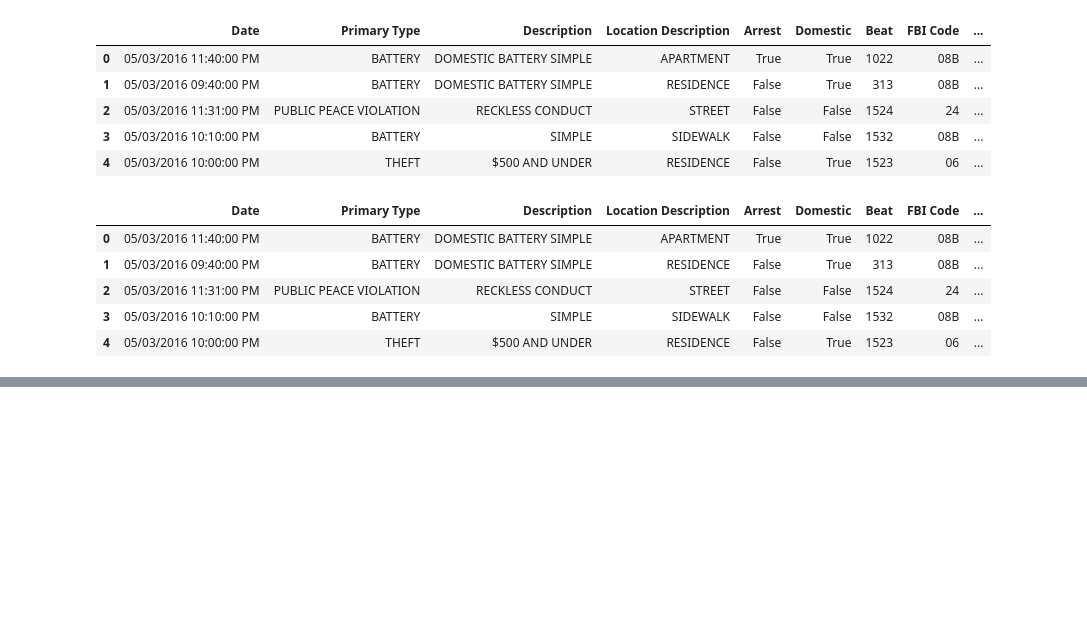
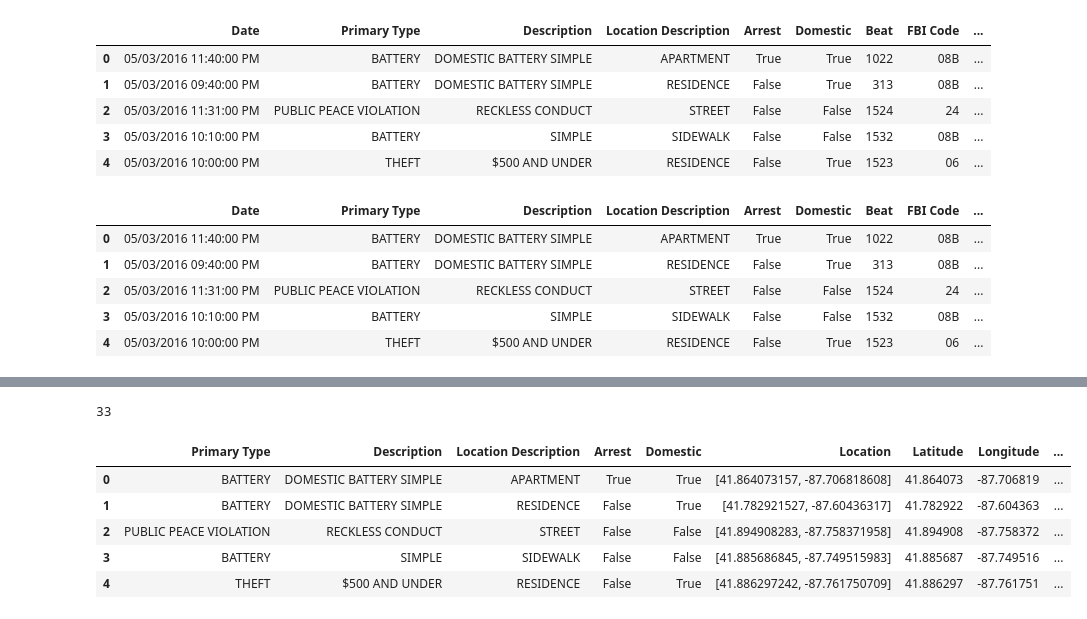
Before and after one commit to codermal7/nikolaj, a Jupyter notebook: backendExp.ipynb, the cells around one changed output, grey strips where cells are left out. Saved outputs shown, nothing was run; the diff lists cells and outputs as text; code cells hidden in the pictures; blank space fills up the shorter version.

```diff
--- a/backendExp.ipynb
+++ b/backendExp.ipynb
@@ -47,0 +74,23 @@ cleandf.head()
+# %%
+primList = {'NON - CRIMINAL': 0, 'NON-CRIMINAL (SUBJECT SPECIFIED)': 0, 'NON-CRIMINAL': 0,
+            'INTIMIDATION': 1, 'OBSCENITY': 1, 'OTHER OFFENSE': 1, 'PUBLIC INDECENCY': 1,
+            'LIQUOR LAW VIOLATION': 2, 'PUBLIC PEACE VIOLATION': 2, 'CONCEALED CARRY LICENSE VIOLATION': 2,
+            'PROSTITUTION': 3, 'GAMBLING': 3, 'INTERFERENCE WITH PUBLIC OFFICER': 3, 'STALKING': 3,
+            'ARSON': 6, 'BURGLARY': 5, 'BATTERY': 2, 'ROBBERY': 5, 'SEX OFFENSE': 5, 'ASSAULT': 3,
+            'THEFT': 4, 'DECEPTIVE PRACTICE': 5, 'CRIMINAL TRESPASS': 4, 'CRIMINAL DAMAGE': 4, 'WEAPONS VIOLATION' : 5,
+            'MOTOR VEHICLE THEFT': 5, 'OFFENSE INVOLVING CHILDREN': 5, 'KIDNAPPING': 5, 'NARCOTICS': 5,
+            'OTHER NARCOTIC VIOLATION' : 4,'HUMAN TRAFFICKING' : 6,'CRIM SEXUAL ASSAULT' : 6, 'HOMICIDE' : 6}
+len(primList)
+# %% [output]
+33
+# %%
+encodePrim = [primList[i] for i in cleandf['Primary Type']]
+cleandf['type'] = encodePrim
+cleandf.head()
+# %% [output]
+|  | Primary Type | Description | Location Description | Arrest | Domestic | Location | Latitude | Longitude | ... |
+| 0 | BATTERY | DOMESTIC BATTERY SIMPLE | APARTMENT | True | True | [41.864073157, -87.706818608] | 41.864073 | -87.706819 | ... |
+| 1 | BATTERY | DOMESTIC BATTERY SIMPLE | RESIDENCE | False | True | [41.782921527, -87.60436317] | 41.782922 | -87.604363 | ... |
+| 2 | PUBLIC PEACE VIOLATION | RECKLESS CONDUCT | STREET | False | False | [41.894908283, -87.758371958] | 41.894908 | -87.758372 | ... |
+| 3 | BATTERY | SIMPLE | SIDEWALK | False | False | [41.885686845, -87.749515983] | 41.885687 | -87.749516 | ... |
+| 4 | THEFT | $500 AND UNDER | RESIDENCE | False | True | [41.886297242, -87.761750709] | 41.886297 | -87.761751 | ... |
```
Also changed, not shown: parts of 7 cells of this notebook, 4 other files.
